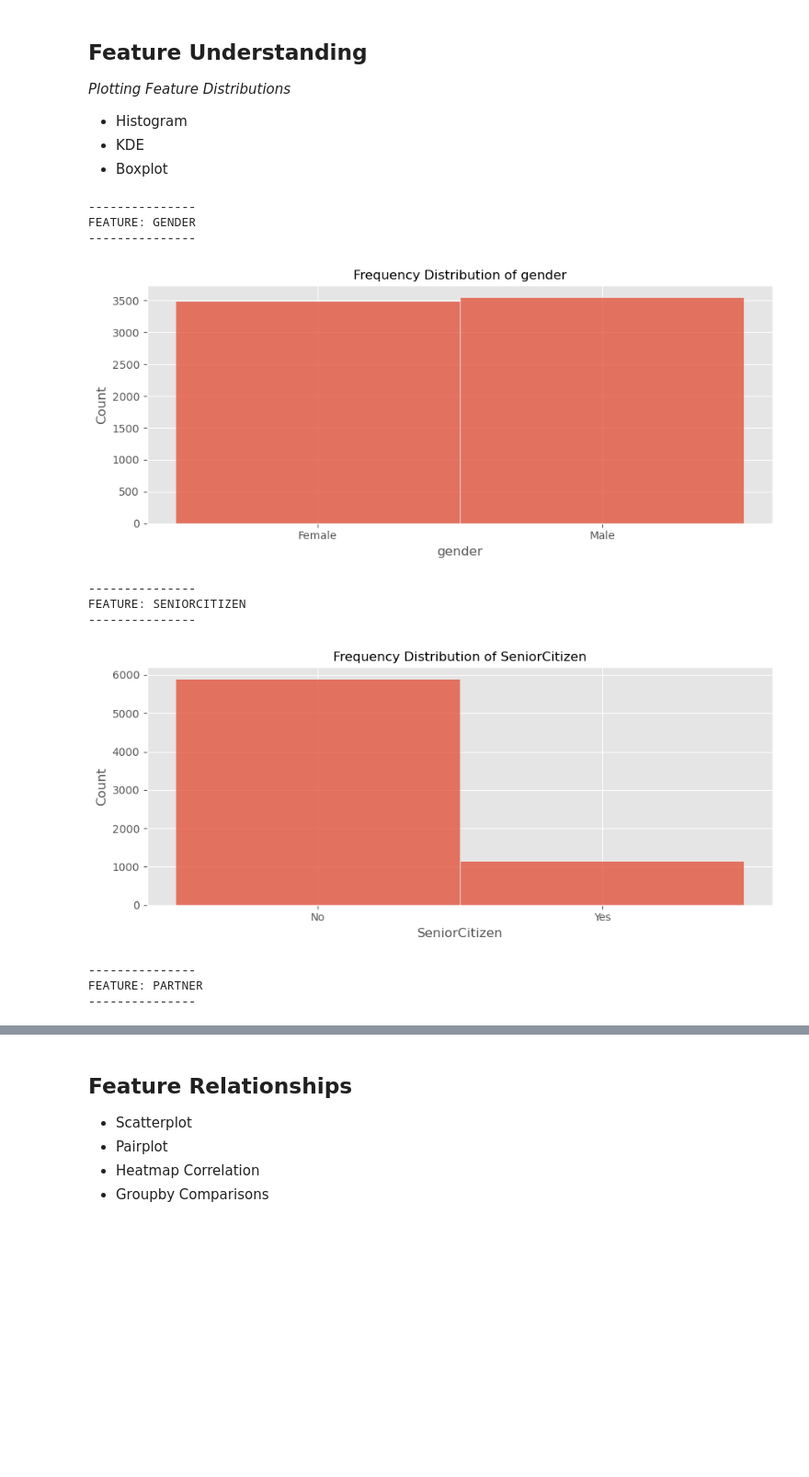
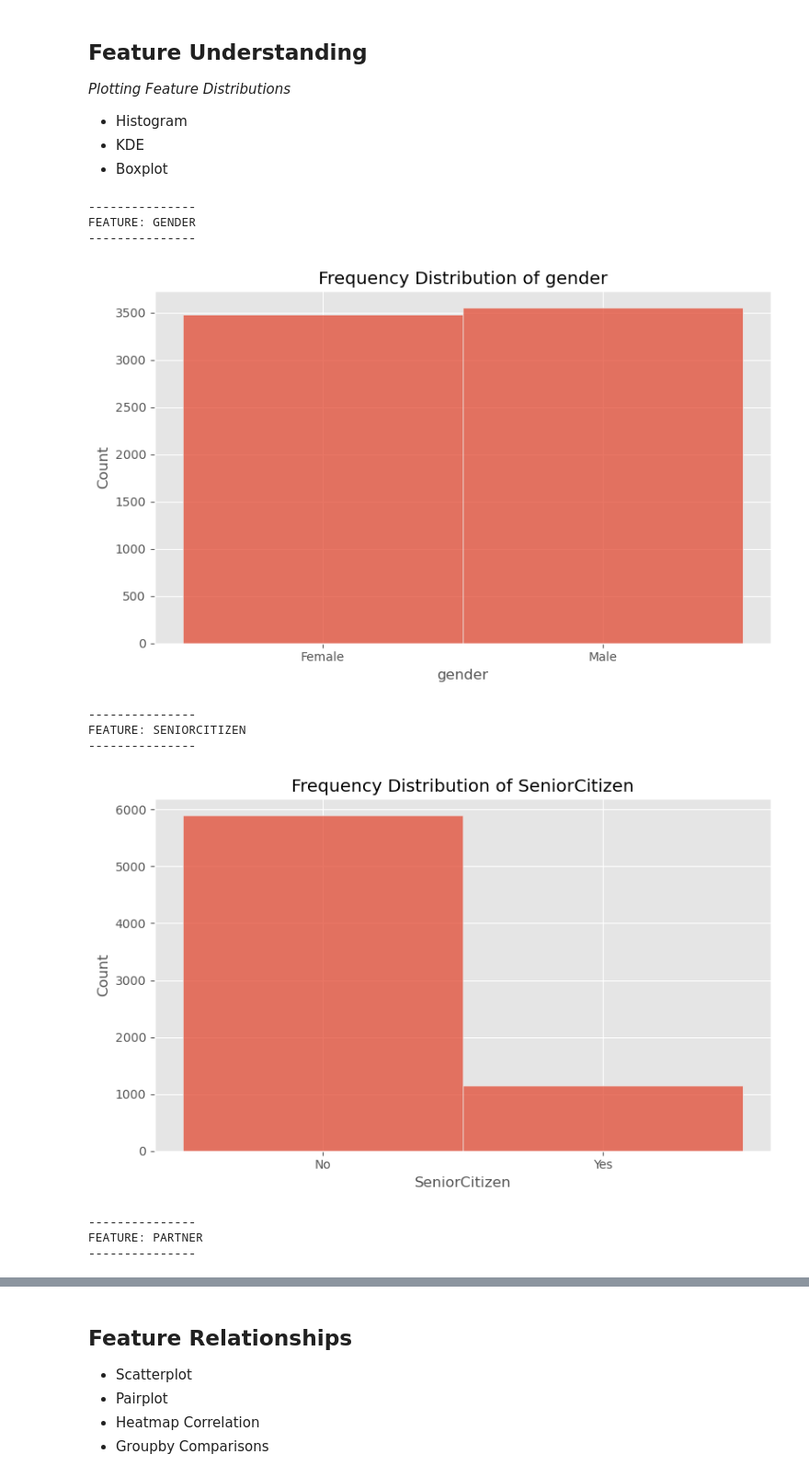
Before and after one commit to mrhussaink7/telco-churn-model, a Jupyter notebook: notebooks/exploratory_data_analysis.ipynb, the cells around one changed output, grey strips where cells are left out. Shown at 92% size. Cells and saved outputs as stored; diff of their text form; code cells hidden in the pictures; blank space fills up the shorter version.

```diff
--- a/notebooks/exploratory_data_analysis.ipynb
+++ b/notebooks/exploratory_data_analysis.ipynb
@@ -27,42 +27,42 @@ df = pd.read_csv('../data/clean_telco_churn.csv')
 # %%
 for column in df.columns:
     print()
     print('---------------')
     print(f'FEATURE: {column.upper()}')
     print('---------------')
     if len(df[column].unique()) > 4:
-        fig, (ax1, ax2, ax3) = plt.subplots(1,3, figsize=(9,5))
+        fig, (ax1, ax2, ax3) = plt.subplots(1,3, figsize=(10,6))
         sns.histplot(ax=ax1, data=df[column], kde=False, bins=20)
-        ax1.set_title(f'Frequency Distribution of {column}', fontsize=12)
+        ax1.set_title(f'Frequency Distribution of {column}', fontsize=10)
         ax1.set_xlabel(column)
 
         sns.boxplot(ax=ax2, x=df[column])
-        ax2.set_title(f'Statistical Summary of {column}', fontsize=12)
+        ax2.set_title(f'Statistical Summary of {column}', fontsize=10)
         ax2.set_xlabel(column)
 
         sns.kdeplot(ax=ax3, data=df[column].value_counts(), shade=True)
-        ax3.set_title(f'Probability Density of {column}', fontsize=12)
+        ax3.set_title(f'Probability Density of {column}', fontsize=10)
         ax3.set_xlabel(column)
 
         plt.tight_layout()
         plt.show()
     else:
-        fig, ax1 = plt.subplots(1, figsize=(9,4))
+        fig, ax1 = plt.subplots(1, figsize=(8,5))
         sns.histplot(ax=ax1, data=df[column], kde=False, bins=20)
-        ax1.set_title(f'Frequency Distribution of {column}', fontsize=12)
+        ax1.set_title(f'Frequency Distribution of {column}')
         ax1.set_xlabel(column)
 
         plt.tight_layout()
         plt.show()
 # %% [output]
 ---------------
 FEATURE: GENDER
 ---------------
-[figure, old version]
+[figure, new version]
 ---------------
 FEATURE: SENIORCITIZEN
 ---------------
-[figure, old version]
+[figure, new version]
 ---------------
 FEATURE: PARTNER
 ---------------
```
Also changed, not shown: parts of 5 cells of this notebook, 2 other files.
